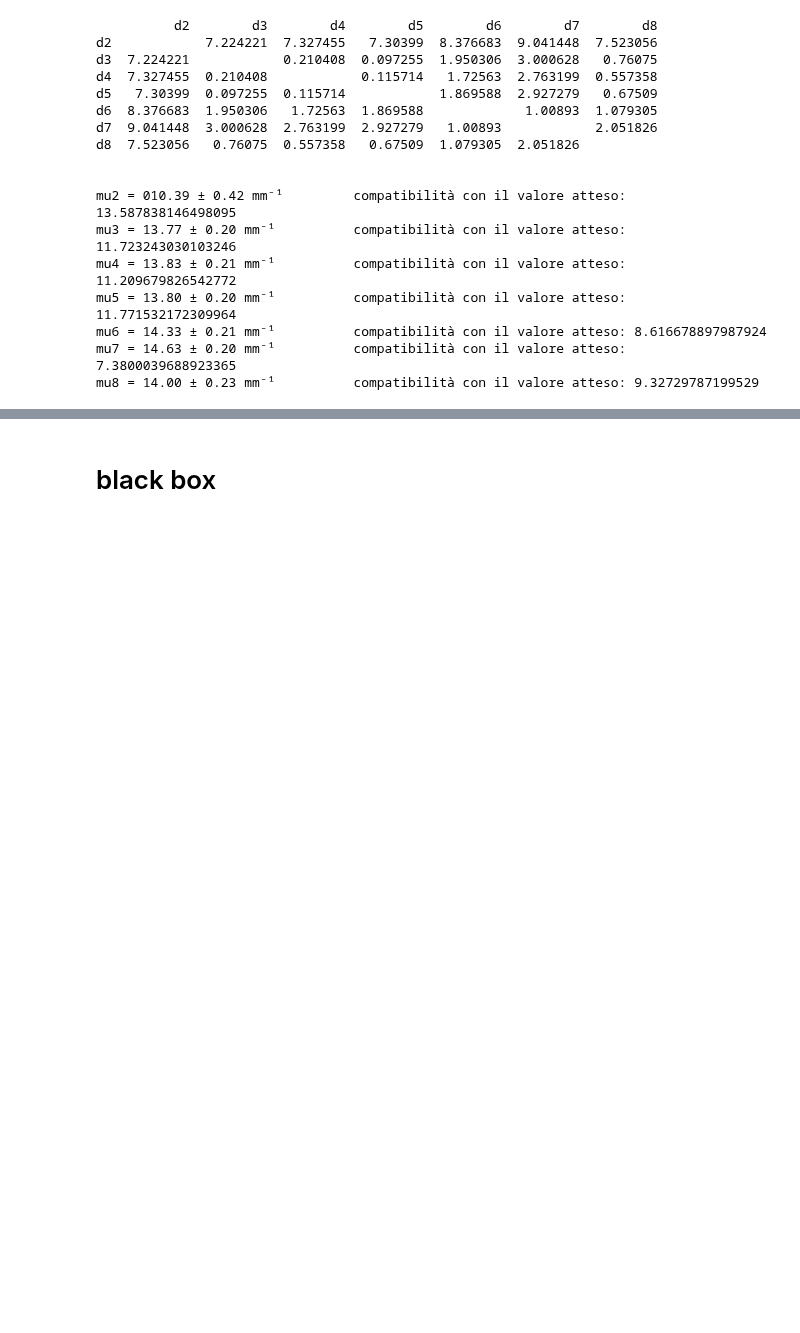
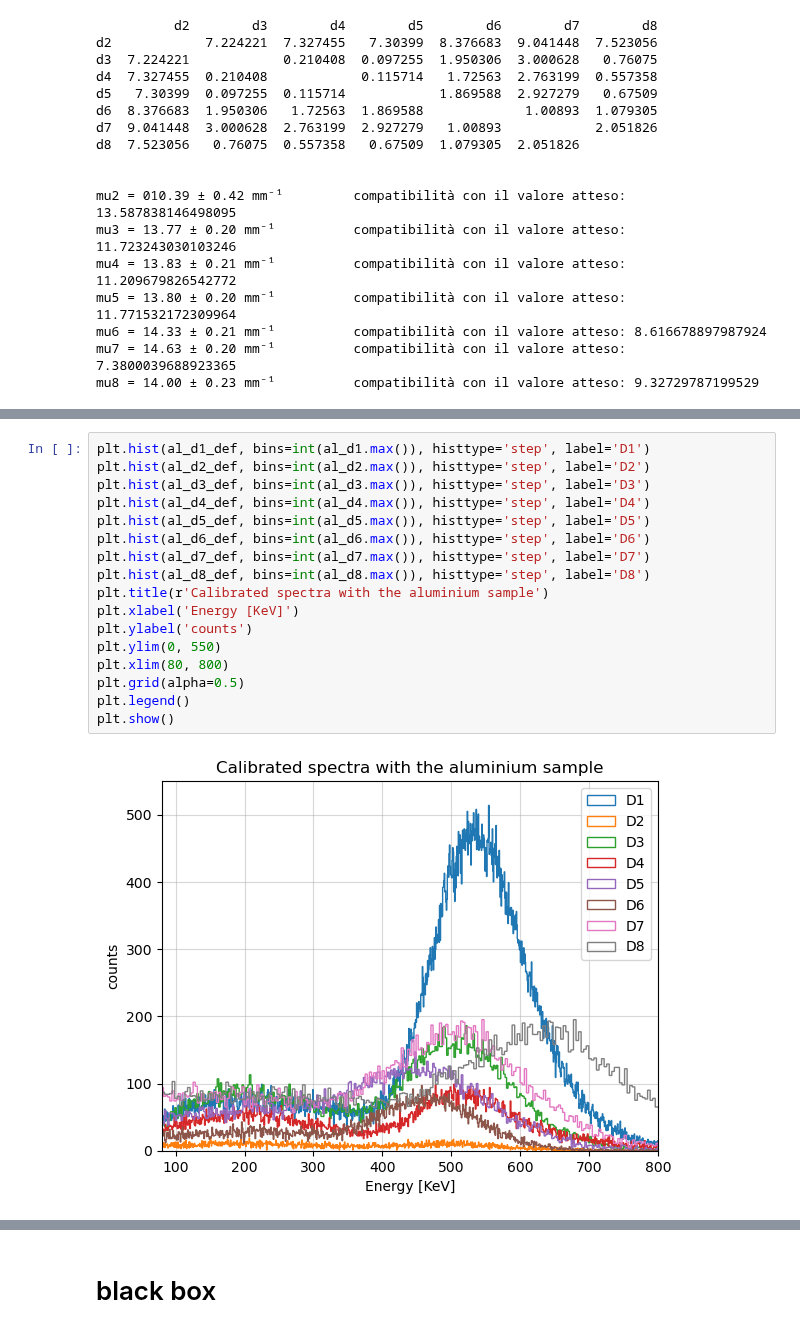
Before and after one commit to b3n3d3tt4/imaging, a Jupyter notebook: analisi.ipynb, the cells around one changed output, grey strips where cells are left out. Saved outputs shown, nothing was run; the diff lists cells and outputs as text; blank space fills up the shorter version.

```diff
--- a/analisi.ipynb
+++ b/analisi.ipynb
@@ -467,0 +527,19 @@ mu8 = 14.00 ± 0.23 mm⁻¹          compatibilità con il valore atteso: 9.3272
+# %%
+plt.hist(al_d1_def, bins=int(al_d1.max()), histtype='step', label='D1')
+plt.hist(al_d2_def, bins=int(al_d2.max()), histtype='step', label='D2')
+plt.hist(al_d3_def, bins=int(al_d3.max()), histtype='step', label='D3')
+plt.hist(al_d4_def, bins=int(al_d4.max()), histtype='step', label='D4')
+plt.hist(al_d5_def, bins=int(al_d5.max()), histtype='step', label='D5')
+plt.hist(al_d6_def, bins=int(al_d6.max()), histtype='step', label='D6')
+plt.hist(al_d7_def, bins=int(al_d7.max()), histtype='step', label='D7')
+plt.hist(al_d8_def, bins=int(al_d8.max()), histtype='step', label='D8')
+plt.title(r'Calibrated spectra with the aluminium sample')
+plt.xlabel('Energy [KeV]')
+plt.ylabel('counts')
+plt.ylim(0, 550)
+plt.xlim(80, 800)
+plt.grid(alpha=0.5)
+plt.legend()
+plt.show()
+# %% [output]
+[figure, added]
```
Also changed, not shown: parts of 16 cells of this notebook.
